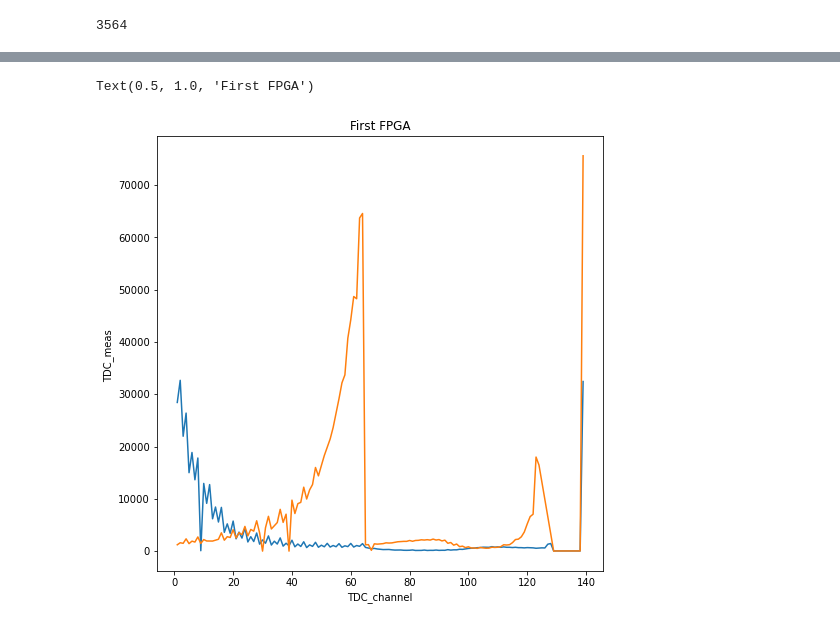
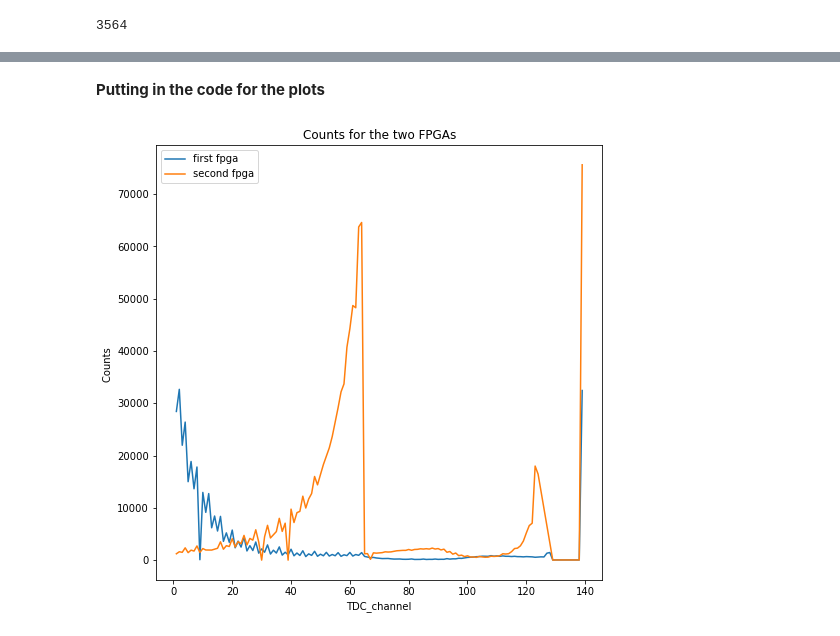
Before and after one commit to tommasoamico/LaboratoryOfComputationalPhysics_Y4, a Jupyter notebook: 05ex_Pandas.ipynb, the cells around one changed output, grey strips where cells are left out. Cells and saved outputs as stored; diff of their text form; code cells hidden in the pictures.

```diff
--- a/05ex_Pandas.ipynb
+++ b/05ex_Pandas.ipynb
@@ -109,2 +82,3 @@ print(time_elapsed)
 # %%
-data['abs_time'] = (data['ORBIT_CNT']-(data['ORBIT_CNT'][0]))*x*25 + (data['BX_COUNTER']-(data['BX_COUNTER'][0]))*25 + (data['TDC_MEAS']-(data['TDC_MEAS'][0]))*(25/30)
+# Creating a column for the absolute time elapsed
+sorted_data['abs_time'] = (sorted_data['ORBIT_CNT']-(sorted_data['ORBIT_CNT'][0]))*x*25 + (sorted_data['BX_COUNTER']-(sorted_data['BX_COUNTER'][0]))*25 + (sorted_data['TDC_MEAS']-(sorted_data['TDC_MEAS'][0]))*(25/30)
@@ -127,3 +102,3 @@ data
 # %%
 # Replacing the head column randomly with 0s and 1s
-data.loc[:,'HEAD'] = np.random.randint(0, 2, len(data))
+sorted_data.loc[:,'HEAD'] = np.random.randint(0, 2, len(sorted_data))
@@ -165,7 +140,9 @@ data2
+# %% [markdown]
+**Putting in the code for the plots**
 # %%
-data_fpga1 = data[data['FPGA'] == 1]
+data_fpga1 = sorted_data[sorted_data['FPGA'] == 1]
 # %%
-data_fpga2 = data[data['FPGA'] == 0]
+data_fpga2 = sorted_data[sorted_data['FPGA'] == 0]
 # %%
 x_axis1 = data_fpga1['TDC_CHANNEL'].unique()
 x1 = np.sort(x_axis1)
@@ -177,12 +154,13 @@ y1 = data_fpga1['TDC_CHANNEL'].value_counts().sort_index()
 # %%
 y2 = data_fpga2['TDC_CHANNEL'].value_counts().sort_index()
 # %%
-
 plt.figure(1, figsize=(8, 8))
-plt.plot(x1, y1, x2, y2)
-plt.ylabel("TDC_meas ")
+plt.plot(x1, y1, label='first fpga')
+plt.plot(x2, y2, label='second fpga')
+plt.ylabel("Counts ")
 plt.xlabel("TDC_channel")
-plt.title('First FPGA')
+plt.title('Counts for the two FPGAs')
+plt.legend()
+plt.show()
 # %% [output]
-Text(0.5, 1.0, 'First FPGA')
-[figure, old version]
+[figure, new version]
```
Also changed, not shown: parts of 23 cells of this notebook.
